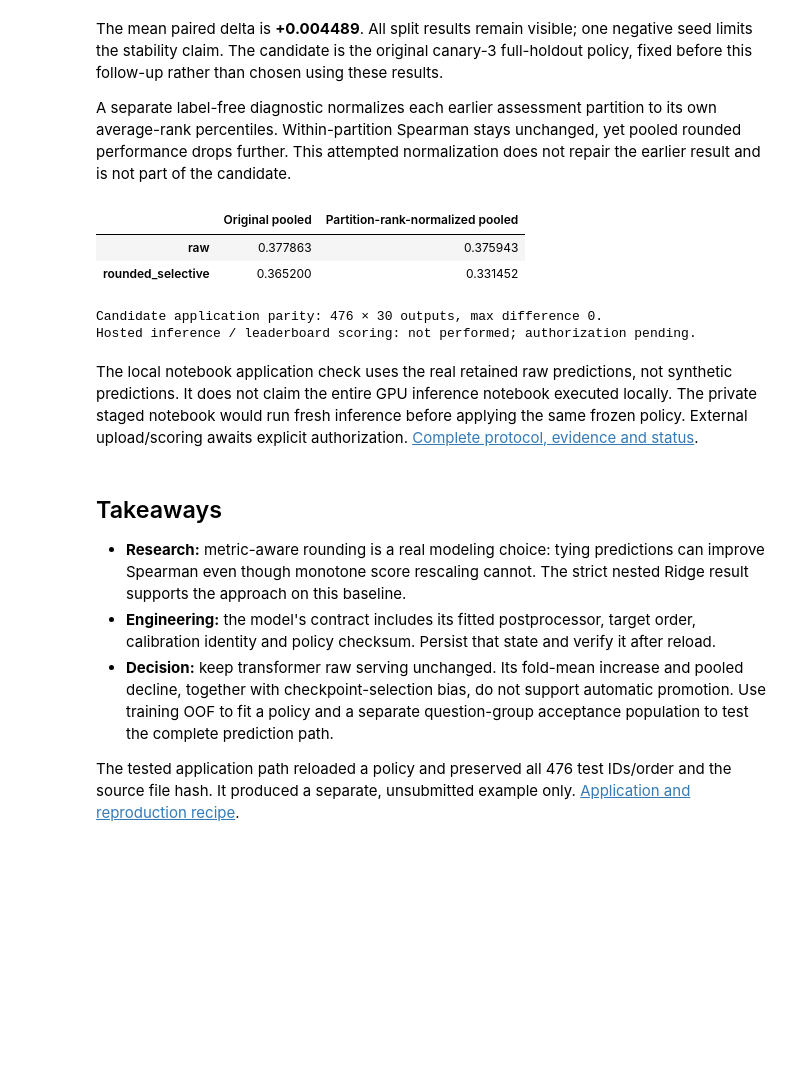
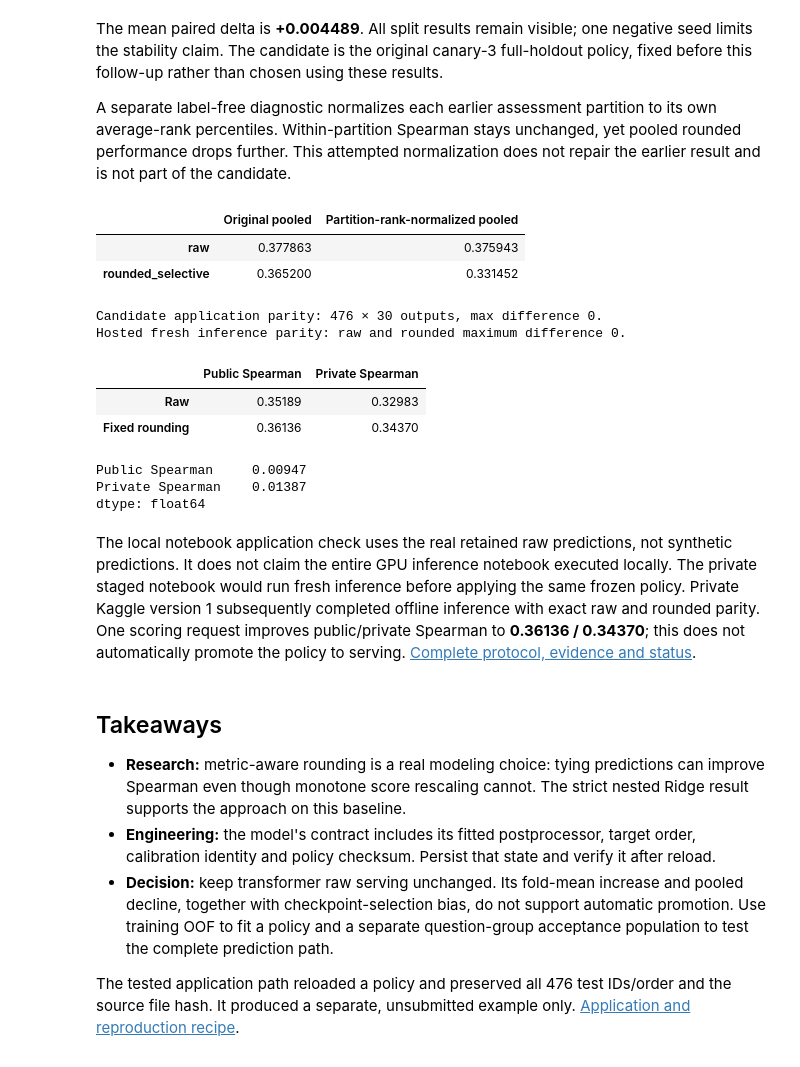
Before and after one commit to cttsai1985/kaggle-google-quest, a Jupyter notebook: notebooks/03-metric-aware-postprocessing.ipynb, the cells around one changed output. Drawn from its saved outputs; the diff is of its cells as text; code cells hidden in the pictures; blank space fills up the shorter version.

Commit message:
Verify hosted rounding parity and record improved public and private scores

```diff
--- a/notebooks/03-metric-aware-postprocessing.ipynb
+++ b/notebooks/03-metric-aware-postprocessing.ipynb
@@ -170,22 +172,38 @@ A separate label-free diagnostic normalizes each earlier assessment partition to
 # %%
 scale = transfer["crossfold_scale_diagnostic"]
 scale_table = pd.DataFrame({label: {method: value["mean_spearman_30_zero_fallback"]
                                   for method, value in scale[key].items()}
                            for key, label in [("original_pooled", "Original pooled"),
                                               ("within_assessment_rank_percentile_pooled", "Partition-rank-normalized pooled")]})
 display(scale_table.round(6))
 local = transfer["publication"]["notebook_local_validation"]
 assert local["maximum_prediction_difference"] == 0 and local["rows"] == 476
 print("Candidate application parity: 476 × 30 outputs, max difference 0.")
-print("Hosted inference / leaderboard scoring: not performed; authorization pending.")
+hosted = json.loads((root / "docs/deberta-rounding-hosted.json").read_text())
+scoring = json.loads((root / "docs/deberta-rounding-scoring.json").read_text())
+assert hosted["raw_max_probability_delta_vs_previous_scored_inference"] == 0
+assert hosted["rounded_max_probability_delta_vs_local_candidate"] == 0
+assert scoring["submission"]["status"] == "SubmissionStatus.COMPLETE"
+print("Hosted fresh inference parity: raw and rounded maximum difference 0.")
+external = pd.DataFrame({"Public Spearman": [float(scoring["base_raw_public_score"]), float(scoring["submission"]["publicScore"])],
+                         "Private Spearman": [float(scoring["base_raw_private_score"]), float(scoring["submission"]["privateScore"])]},
+                        index=["Raw", "Fixed rounding"])
+display(external)
+display(external.loc["Fixed rounding"] - external.loc["Raw"])
 # %% [output]
 |  | Original pooled | Partition-rank-normalized pooled |
 | raw | 0.377863 | 0.375943 |
 | rounded_selective | 0.365200 | 0.331452 |
 Candidate application parity: 476 × 30 outputs, max difference 0.
-Hosted inference / leaderboard scoring: not performed; authorization pending.
+Hosted fresh inference parity: raw and rounded maximum difference 0.
+|  | Public Spearman | Private Spearman |
+| Raw | 0.35189 | 0.32983 |
+| Fixed rounding | 0.36136 | 0.34370 |
+Public Spearman     0.00947
+Private Spearman    0.01387
+dtype: float64
 # %% [markdown]
-The local notebook application check uses the real retained raw predictions, not synthetic predictions. It does not claim the entire GPU inference notebook executed locally. The private staged notebook would run fresh inference before applying the same frozen policy. External upload/scoring awaits explicit authorization. [Complete protocol, evidence and status](../docs/deberta-rounding-transfer.md).
+The local notebook application check uses the real retained raw predictions, not synthetic predictions. It does not claim the entire GPU inference notebook executed locally. The private staged notebook would run fresh inference before applying the same frozen policy. Private Kaggle version 1 subsequently completed offline inference with exact raw and rounded parity. One scoring request improves public/private Spearman to **0.36136 / 0.34370**; this does not automatically promote the policy to serving. [Complete protocol, evidence and status](../docs/deberta-rounding-transfer.md).
 # %% [markdown]
 ## Takeaways
 
```
Also changed, not shown: parts of 1 cell of this notebook, 9 other files.
